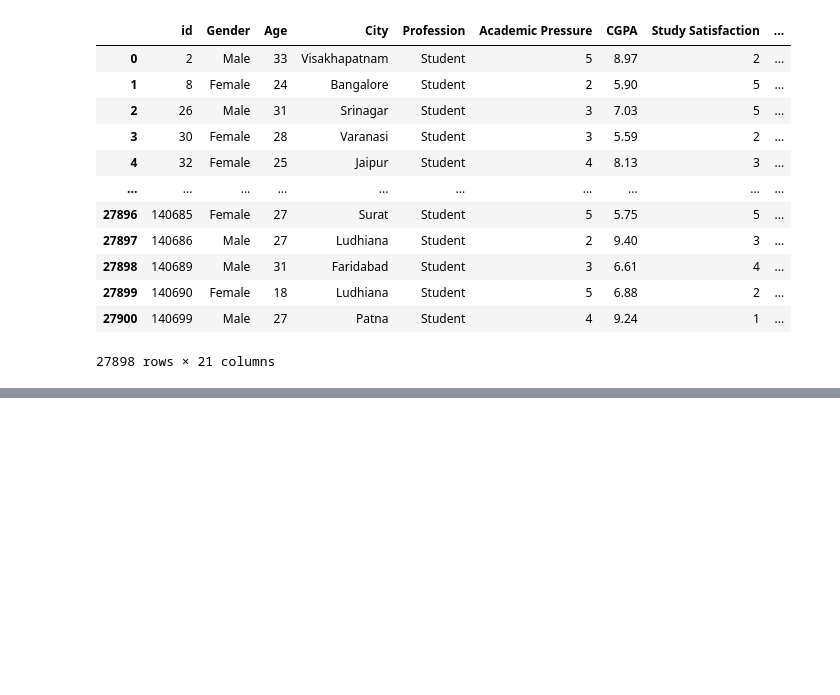
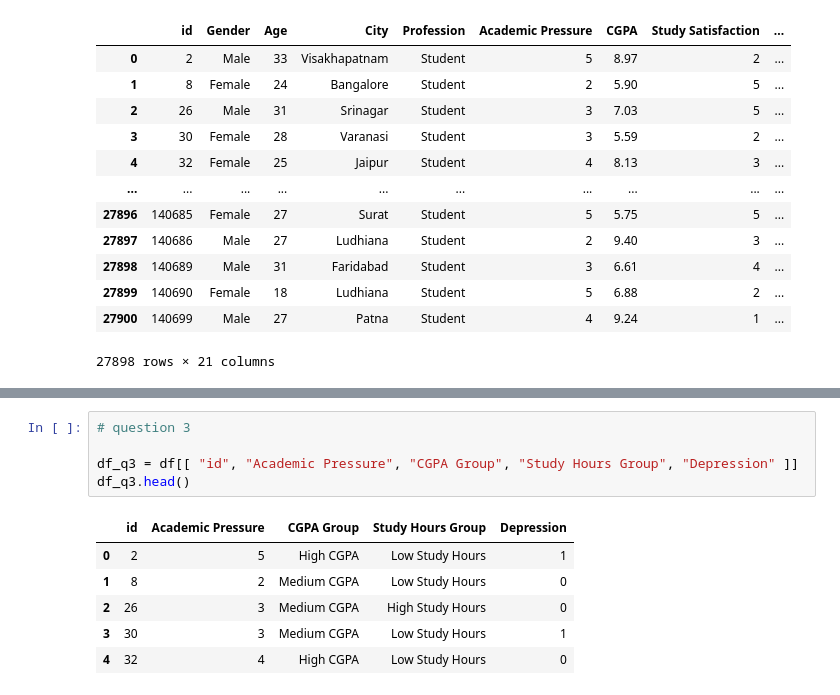
Before and after one commit to dinnifarisya/Student-Depression-Data-Science-Project, a Jupyter notebook: Data Science Project.ipynb, the cells around one changed output, grey strips where cells are left out. Drawn from its saved outputs; the diff is of its cells as text; blank space fills up the shorter version.

```diff
--- a/Data Science Project.ipynb
+++ b/Data Science Project.ipynb
@@ -485,0 +575,12 @@ df
+# %%
+# question 3
+
+df_q3 = df[[ "id", "Academic Pressure", "CGPA Group", "Study Hours Group", "Depression" ]]
+df_q3.head()
+# %% [output]
+|  | id | Academic Pressure | CGPA Group | Study Hours Group | Depression |
+| 0 | 2 | 5 | High CGPA | Low Study Hours | 1 |
+| 1 | 8 | 2 | Medium CGPA | Low Study Hours | 0 |
+| 2 | 26 | 3 | Medium CGPA | High Study Hours | 0 |
+| 3 | 30 | 3 | Medium CGPA | Low Study Hours | 1 |
+| 4 | 32 | 4 | High CGPA | Low Study Hours | 0 |
```
Also changed, not shown: parts of 11 cells of this notebook.
